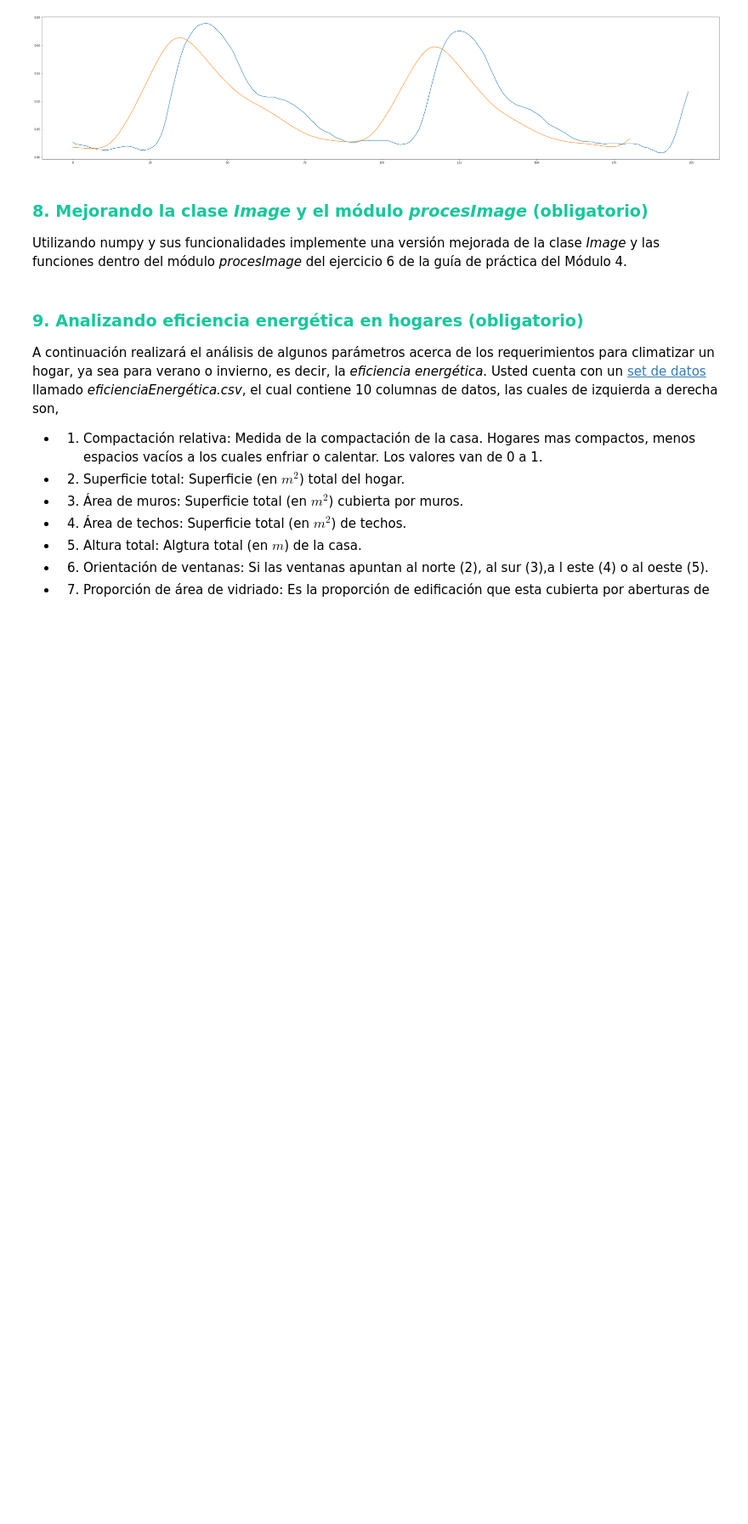
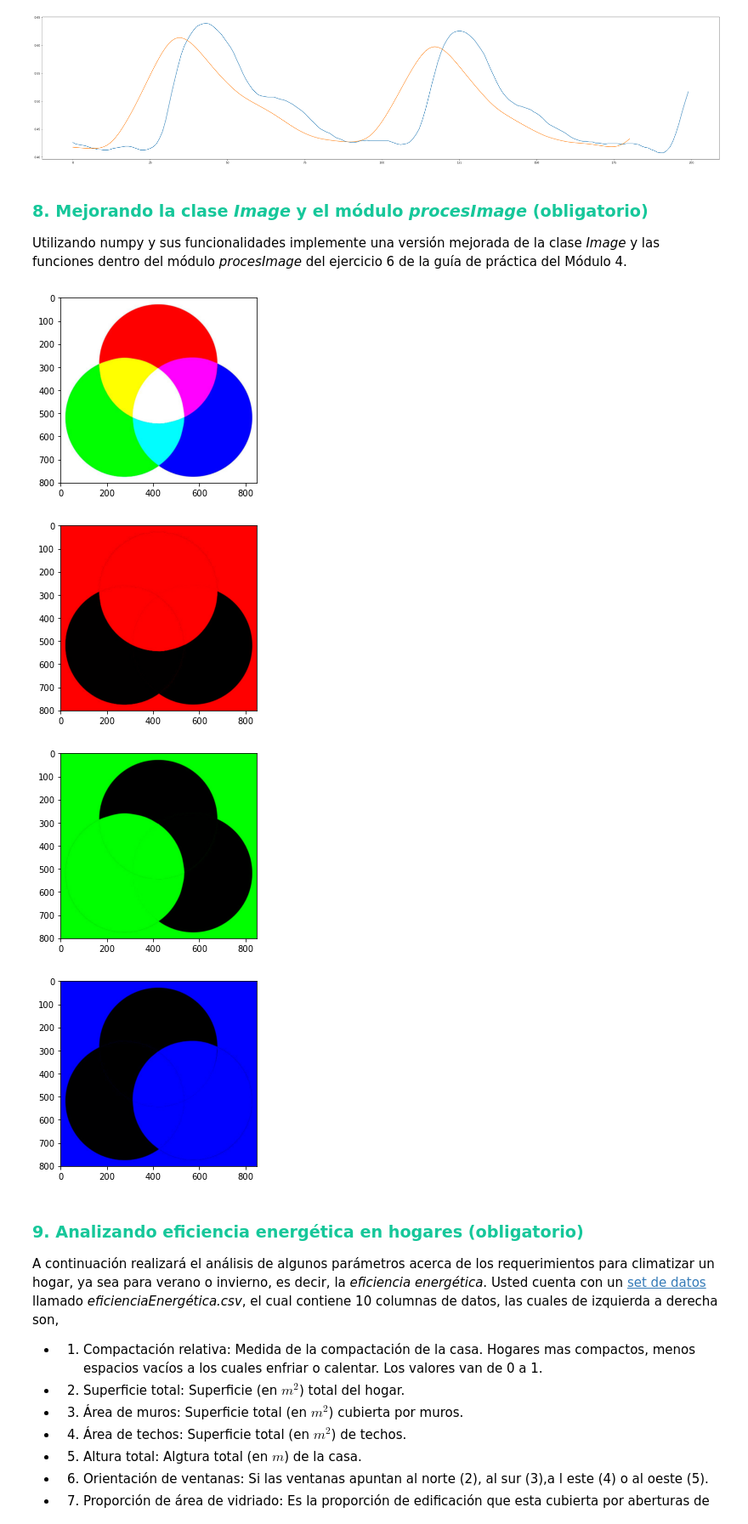
Before and after one commit to WalterMarH/PDA, a Jupyter notebook: Ejercitacion/Ejercitación Numpy/Módulo 6 - Ejercicios.ipynb, the cells around one changed output. Shown: that part at 85% size. Drawn from its saved outputs; the diff is of its cells as text; code cells hidden in the pictures; blank space fills up the shorter version.

```diff
--- a/Ejercitacion/Ejercitación Numpy/Módulo 6 - Ejercicios.ipynb
+++ b/Ejercitacion/Ejercitación Numpy/Módulo 6 - Ejercicios.ipynb
@@ -220,6 +220,40 @@ plt.show()
 ### <span style='color:#16C79A'>8. Mejorando la clase *Image* y el módulo *procesImage* (obligatorio)</span>
 
 Utilizando numpy y sus funcionalidades implemente una versión mejorada de la clase *Image* y las funciones dentro del módulo *procesImage* del ejercicio 6 de la guía de práctica del Módulo 4.
+# %%
+from imageMejorada import Image
+import ajusteimagen as aj
+# #Mostrar su implementación aquí
+# #imagen2=Image((8,8,3))
+imagen=Image(filename='RGB-1.jpg')
+imagen.showImage()
+#brilloajustado=ajustarBrillo(imagen,1.6)
+# # amostrar=plt.imshow(brillosa2)
+#brilloajustado.showImage()
+#contrastada=ajustarContraste(imagen,2)
+#contrastada.showImage()
+kernel=[[0.0625,0.125,0.0625],[0.125,0.25,0.125],[0.0625,0.125,0.0625]] #blur
+# #kernel=[[0,-1,0],[-1,8,-1],[0,-1,0]] #sharpen
+# #print(kernel[0][0]+kernel[0][1]+kernel[0][2]+kernel[1][0]+kernel[1][1]+kernel[1][2]+kernel[2][0]+kernel[2][1]+kernel[2][2])
+# kerneleada=aplicarKernel(imagen,kernel)
+# kerneleada.showImage()
+# #print(kernel[2][2])
+#gammaajustada=ajustarGamma(imagen,2)
+#gammaajustada.showImage()
+canales=aj.getChannels(imagen)
+canales[0].showImage()
+canales[1].showImage()
+canales[2].showImage()
+#histo=aj.getHistograma(imagen)
+# print(histo)
+# print(np.shape(histo))
+# logaritmeada=aplicarLog(imagen)
+# logaritmeada.showImage()
+# %% [output]
+[figure, added]
+[figure, added]
+[figure, added]
+[figure, added]
 # %% [markdown]
 ### <span style='color:#16C79A'>9. Analizando eficiencia energética en hogares (obligatorio)</span>
 
```
Also changed, not shown: 5 other files.
